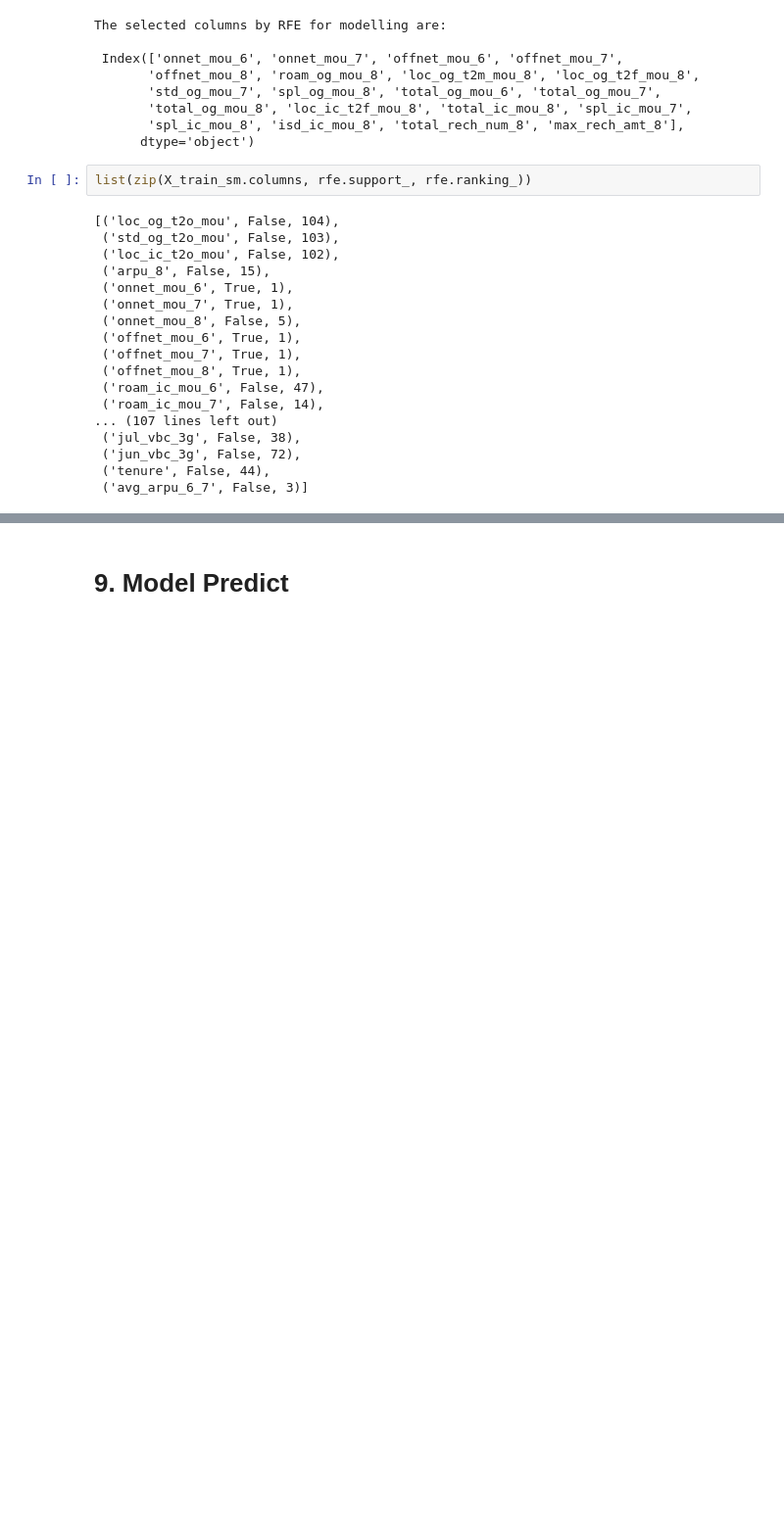
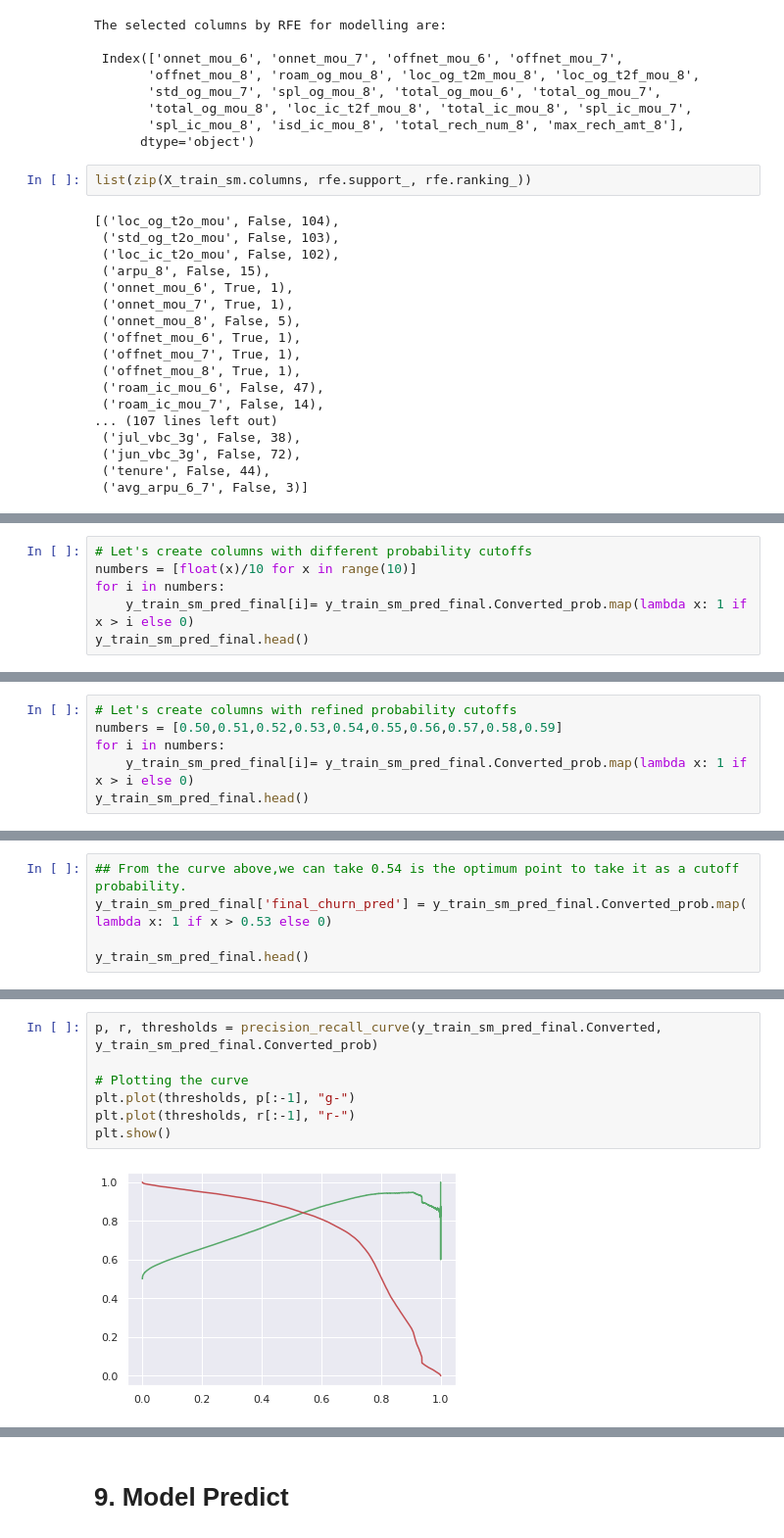
Before and after one commit to pravin691983/TelecomChurnCaseStudy, a Jupyter notebook: PRAVIN_TAWADE.ipynb, the cells around one changed output, grey strips where cells are left out. Shown at 98% size. Drawn from its saved outputs; the diff is of its cells as text; blank space fills up the shorter version.

```diff
--- a/PRAVIN_TAWADE.ipynb
+++ b/PRAVIN_TAWADE.ipynb
@@ -1009,0 +1164,6 @@ Trade-offs always help us to find the sweet spot or the middle ground. Machine l
+# %%
+# Let's create columns with different probability cutoffs
+numbers = [float(x)/10 for x in range(10)]
+for i in numbers:
+    y_train_sm_pred_final[i]= y_train_sm_pred_final.Converted_prob.map(lambda x: 1 if x > i else 0)
+y_train_sm_pred_final.head()
@@ -1009,0 +1216,6 @@ Trade-offs always help us to find the sweet spot or the middle ground. Machine l
+# %%
+# Let's create columns with refined probability cutoffs
+numbers = [0.50,0.51,0.52,0.53,0.54,0.55,0.56,0.57,0.58,0.59]
+for i in numbers:
+    y_train_sm_pred_final[i]= y_train_sm_pred_final.Converted_prob.map(lambda x: 1 if x > i else 0)
+y_train_sm_pred_final.head()
@@ -1009,0 +1262,5 @@ Trade-offs always help us to find the sweet spot or the middle ground. Machine l
+# %%
+## From the curve above,we can take 0.54 is the optimum point to take it as a cutoff probability.
+y_train_sm_pred_final['final_churn_pred'] = y_train_sm_pred_final.Converted_prob.map( lambda x: 1 if x > 0.53 else 0)
+
+y_train_sm_pred_final.head()
@@ -1009,0 +1293,9 @@ Trade-offs always help us to find the sweet spot or the middle ground. Machine l
+# %%
+p, r, thresholds = precision_recall_curve(y_train_sm_pred_final.Converted, y_train_sm_pred_final.Converted_prob)
+
+# Plotting the curve
+plt.plot(thresholds, p[:-1], "g-")
+plt.plot(thresholds, r[:-1], "r-")
+plt.show()
+# %% [output]
+[figure, added]
```
Also changed, not shown: parts of 145 cells of this notebook.
